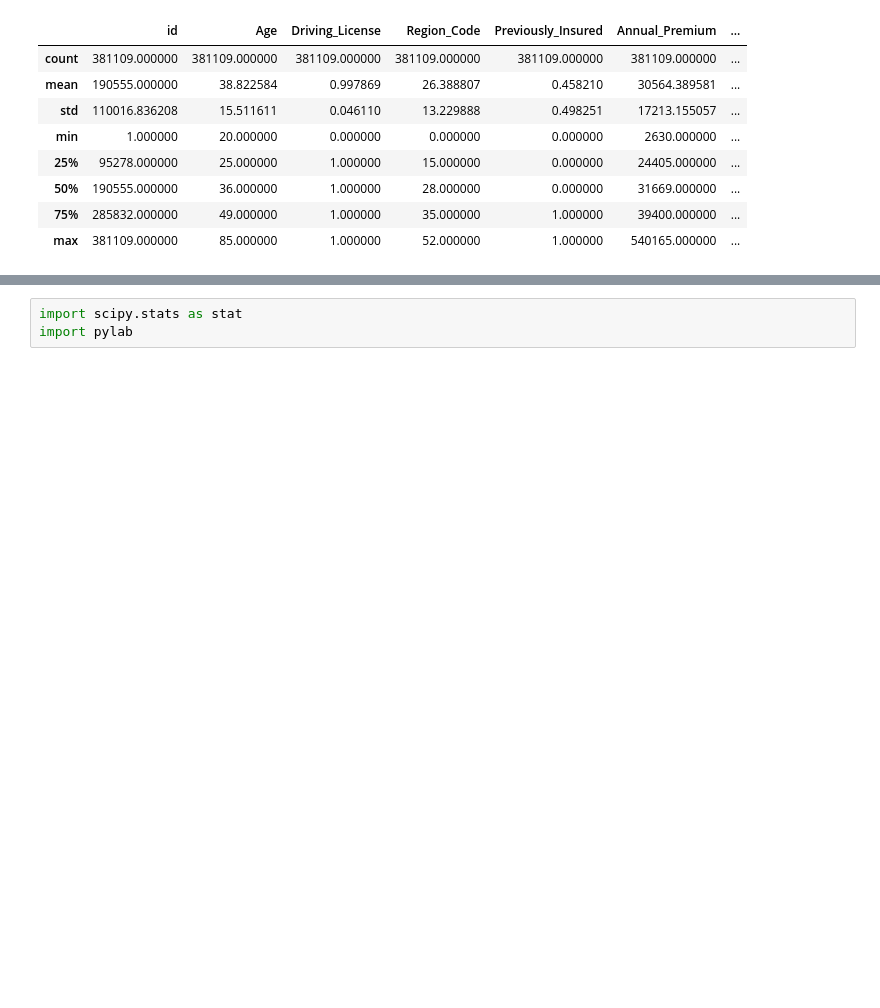
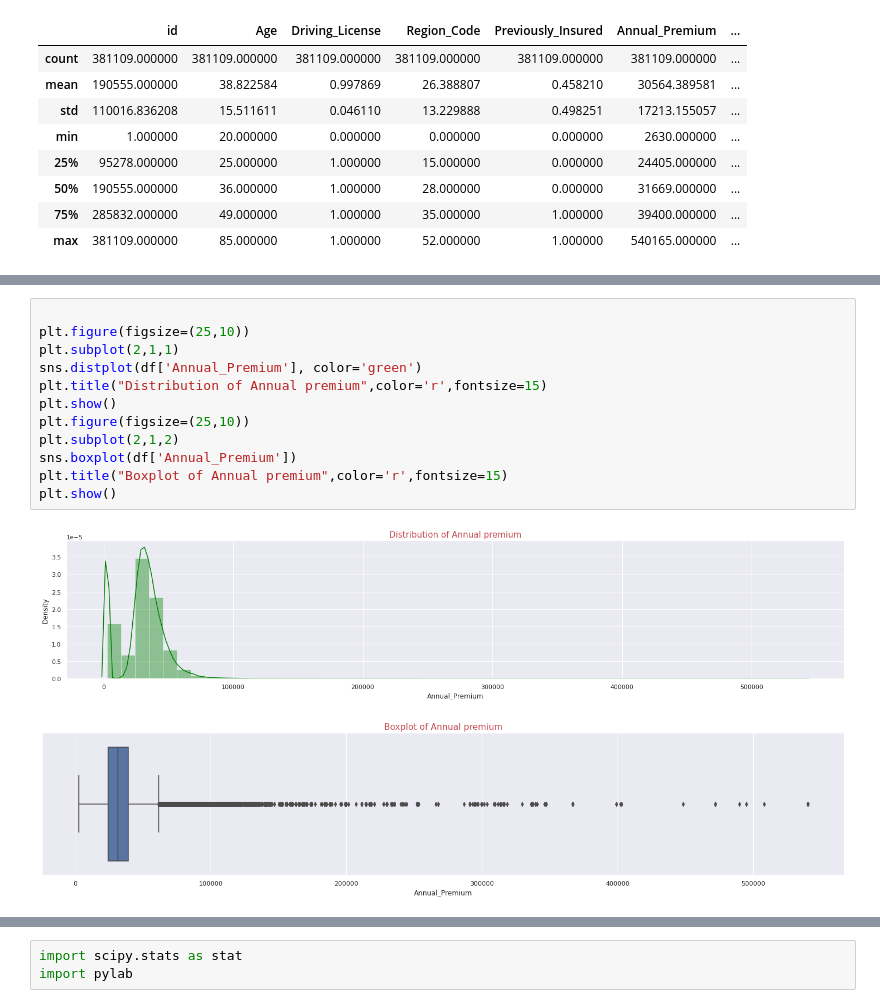
Before and after one commit to GoPlusUltra/Health-Insurance-Cross-Sell-Prediction-Model, a Jupyter notebook: HEALTH_INSURANCE_CROSS_SELL_PREDICTION.ipynb, the cells around one changed output, grey strips where cells are left out. Drawn from its saved outputs; the diff is of its cells as text; blank space fills up the shorter version.

```diff
--- a/HEALTH_INSURANCE_CROSS_SELL_PREDICTION.ipynb
+++ b/HEALTH_INSURANCE_CROSS_SELL_PREDICTION.ipynb
@@ -103,0 +186,15 @@ df.describe()
+# %%
+
+plt.figure(figsize=(25,10))
+plt.subplot(2,1,1)
+sns.distplot(df['Annual_Premium'], color='green')
+plt.title("Distribution of Annual premium",color='r',fontsize=15)
+plt.show()
+plt.figure(figsize=(25,10))
+plt.subplot(2,1,2)
+sns.boxplot(df['Annual_Premium'])
+plt.title("Boxplot of Annual premium",color='r',fontsize=15)
+plt.show()
+# %% [output]
+[figure, added]
+[figure, added]
```
Also changed, not shown: parts of 22 cells of this notebook.
